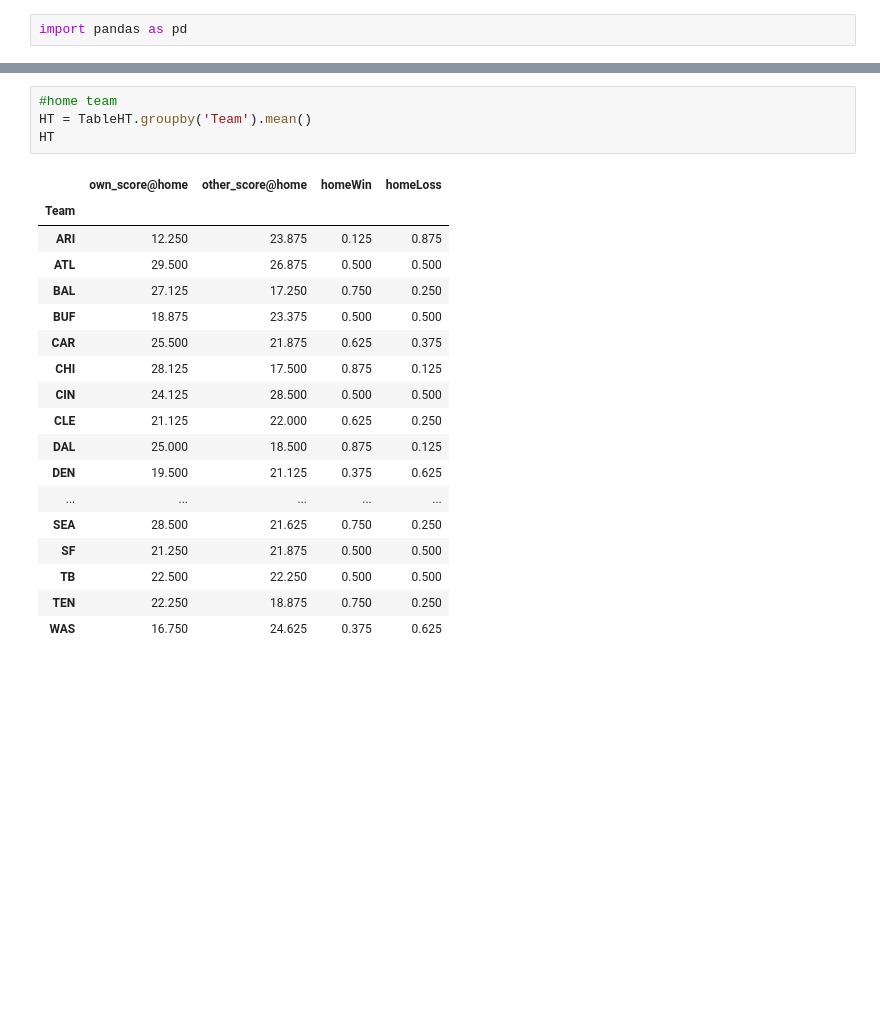
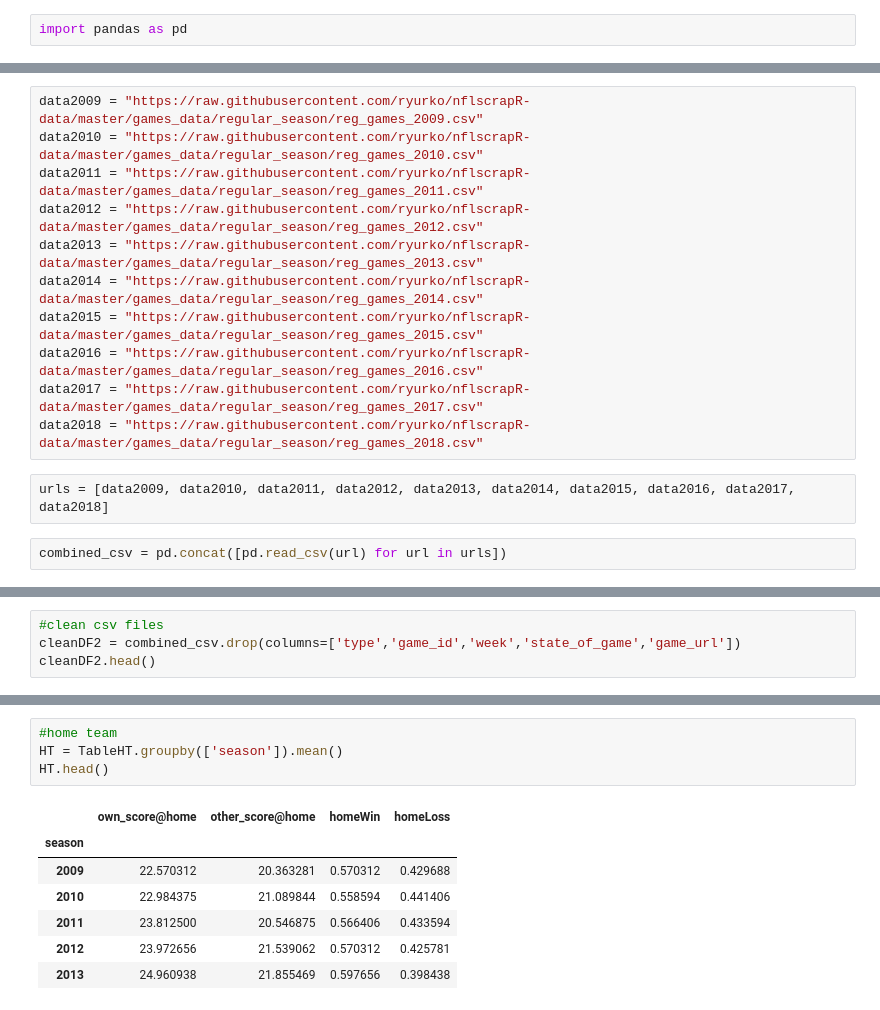
Before and after one commit to Mattyapolis/NFL-Home-Away-Analysis-, a Jupyter notebook: Home Score.ipynb, the cells around one changed output, grey strips where cells are left out. Saved outputs shown, nothing was run; the diff lists cells and outputs as text; blank space fills up the shorter version.

```diff
--- a/Home Score.ipynb
+++ b/Home Score.ipynb
@@ -9 +3,16 @@ cleanDF2['homeWin'] = None
+# %%
+data2009 = "https://raw.githubusercontent.com/ryurko/nflscrapR-data/master/games_data/regular_season/reg_games_2009.csv"
+data2010 = "https://raw.githubusercontent.com/ryurko/nflscrapR-data/master/games_data/regular_season/reg_games_2010.csv"
+data2011 = "https://raw.githubusercontent.com/ryurko/nflscrapR-data/master/games_data/regular_season/reg_games_2011.csv"
+data2012 = "https://raw.githubusercontent.com/ryurko/nflscrapR-data/master/games_data/regular_season/reg_games_2012.csv"
+data2013 = "https://raw.githubusercontent.com/ryurko/nflscrapR-data/master/games_data/regular_season/reg_games_2013.csv"
+data2014 = "https://raw.githubusercontent.com/ryurko/nflscrapR-data/master/games_data/regular_season/reg_games_2014.csv"
+data2015 = "https://raw.githubusercontent.com/ryurko/nflscrapR-data/master/games_data/regular_season/reg_games_2015.csv"
+data2016 = "https://raw.githubusercontent.com/ryurko/nflscrapR-data/master/games_data/regular_season/reg_games_2016.csv"
+data2017 = "https://raw.githubusercontent.com/ryurko/nflscrapR-data/master/games_data/regular_season/reg_games_2017.csv"
+data2018 = "https://raw.githubusercontent.com/ryurko/nflscrapR-data/master/games_data/regular_season/reg_games_2018.csv"
+# %%
+urls = [data2009, data2010, data2011, data2012, data2013, data2014, data2015, data2016, data2017, data2018]
+# %%
+combined_csv = pd.concat([pd.read_csv(url) for url in urls])
 # %%
@@ -17,0 +27,4 @@ cleanDF2.head()
+# %%
+#clean csv files
+cleanDF2 = combined_csv.drop(columns=['type','game_id','week','state_of_game','game_url'])
+cleanDF2.head()
@@ -113,26 +139,15 @@ HTs
 # %%
 #home team
-HT = TableHT.groupby('Team').mean()
-HT
+HT = TableHT.groupby(['season']).mean()
+HT.head()
 # %% [output]
 |  | own_score@home | other_score@home | homeWin | homeLoss |
-| Team |  |  |  |  |
-| ARI | 12.250 | 23.875 | 0.125 | 0.875 |
-| ATL | 29.500 | 26.875 | 0.500 | 0.500 |
-| BAL | 27.125 | 17.250 | 0.750 | 0.250 |
-| BUF | 18.875 | 23.375 | 0.500 | 0.500 |
-| CAR | 25.500 | 21.875 | 0.625 | 0.375 |
-| CHI | 28.125 | 17.500 | 0.875 | 0.125 |
-| CIN | 24.125 | 28.500 | 0.500 | 0.500 |
-| CLE | 21.125 | 22.000 | 0.625 | 0.250 |
-| DAL | 25.000 | 18.500 | 0.875 | 0.125 |
-| DEN | 19.500 | 21.125 | 0.375 | 0.625 |
-| ... | ... | ... | ... | ... |
-| SEA | 28.500 | 21.625 | 0.750 | 0.250 |
-| SF | 21.250 | 21.875 | 0.500 | 0.500 |
-| TB | 22.500 | 22.250 | 0.500 | 0.500 |
-| TEN | 22.250 | 18.875 | 0.750 | 0.250 |
-| WAS | 16.750 | 24.625 | 0.375 | 0.625 |
+| season |  |  |  |  |
+| 2009 | 22.570312 | 20.363281 | 0.570312 | 0.429688 |
+| 2010 | 22.984375 | 21.089844 | 0.558594 | 0.441406 |
+| 2011 | 23.812500 | 20.546875 | 0.566406 | 0.433594 |
+| 2012 | 23.972656 | 21.539062 | 0.570312 | 0.425781 |
+| 2013 | 24.960938 | 21.855469 | 0.597656 | 0.398438 |
 # %%
 #away team
 cDF3 = cleanDF2.drop(columns=['home_team','homeWin','homeLoss'])
```
Also changed, not shown: parts of 21 cells of this notebook, 3 other files.
